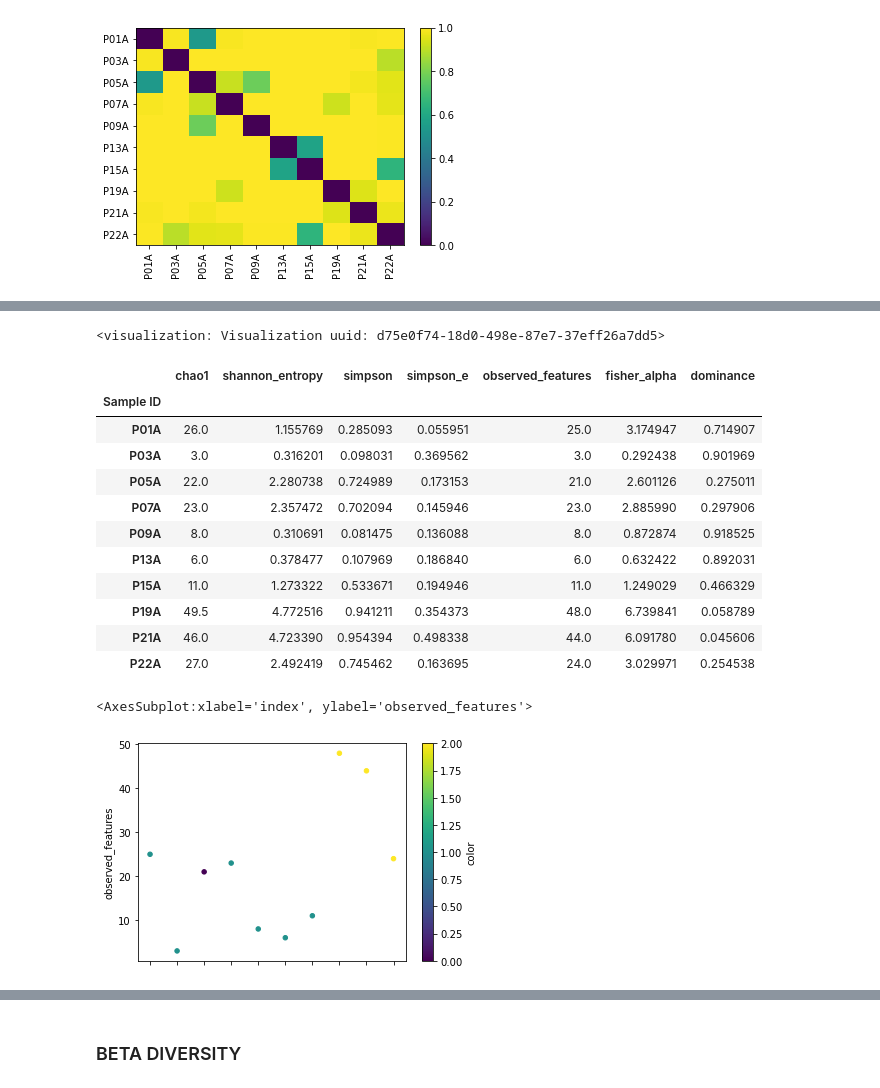
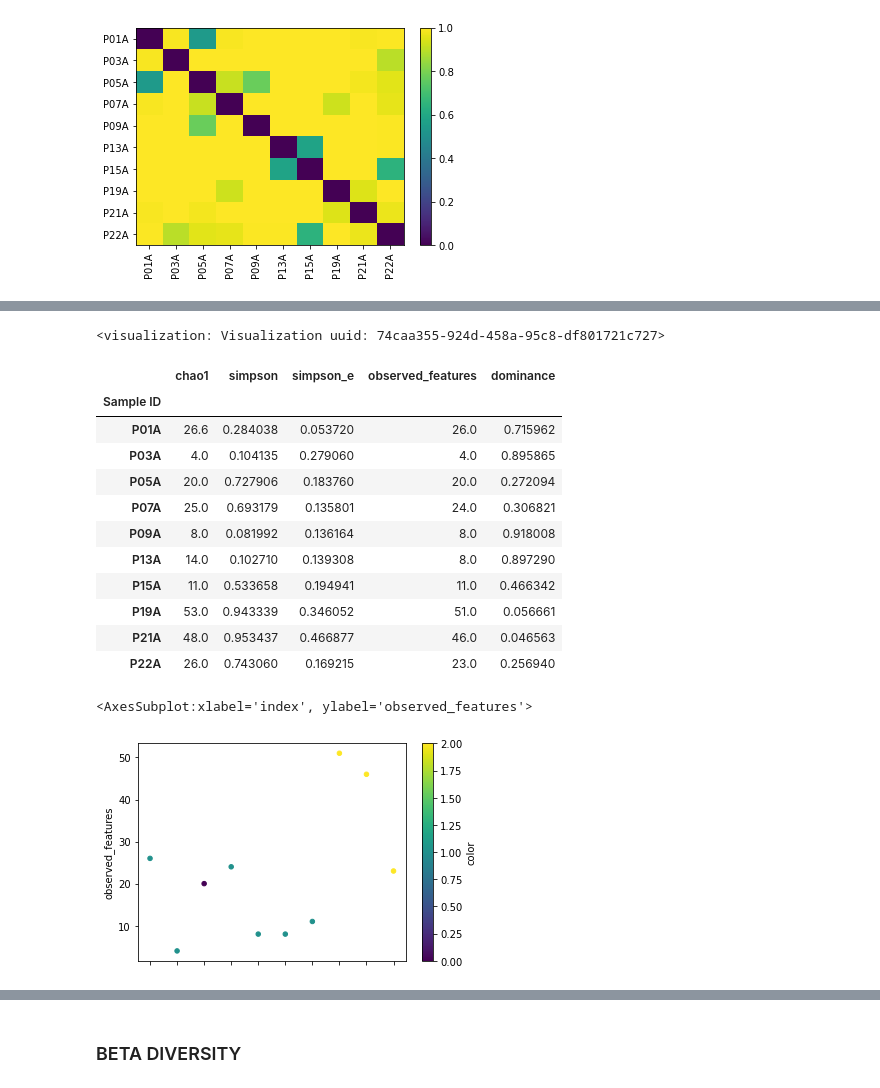
Before and after one commit to nezapajek/proteus-skin-microbiome, a Jupyter notebook: fungi/03_alpha-beta-diversity.ipynb, the cells around one changed output, grey strips where cells are left out. Cells and saved outputs as stored; diff of their text form; code cells hidden in the pictures.

```diff
--- a/fungi/03_alpha-beta-diversity.ipynb
+++ b/fungi/03_alpha-beta-diversity.ipynb
@@ -134,6 +147,6 @@ feature_table.visualizers.summarize(
 # %%
 # set sampling_depth based on alpha rarefacation curve
-depth = 8342
+depth = 8341
 action_results = diversity.actions.core_metrics_phylogenetic(
     table = denoisetable_fun,
     phylogeny = rooted_tree,
@@ -187,51 +199,51 @@ action_results.jaccard_emperor
 # %%
 #alpha_rarefaction.visualization.save('./results/alpha_diversity.qzv')
-alpha_rarefaction = q2.Visualization.load('./results/alpha_diversity.qzv')
+alpha_rarefaction = q2.Visualization.load('./results/alpha_diversity_new.qzv')
 # %%
 alpha_rarefaction
 # %% [output]
-<visualization: Visualization uuid: d75e0f74-18d0-498e-87e7-37eff26a7dd5>
+<visualization: Visualization uuid: 74caa355-924d-458a-95c8-df801721c727>
 # %%
-metrics = ['chao1', 'shannon', 'simpson', 'simpson_e', 'observed_features', 'fisher_alpha', 'dominance']
+metrics = ['chao1', 'simpson', 'simpson_e', 'observed_features', 'dominance']
 
 # alpha diversity metrics and significance
 
 # init empty list
 df_list = []
 artifacts = {}
 
 # loop over metrics
 for metric in metrics:
     result = diversity.actions.alpha(
         table = action_results.rarefied_table,
         metric = metric
     )  # save to result
     artifact = result.alpha_diversity  # extract artifact
     artifacts[metric] = artifact
     df_list.append(artifact.view(view_type=q2.Metadata).to_dataframe())  # convert to DF and add to list
 
 df = pd.concat(df_list, axis=1)  # merge list of dataframes, add each DF as new column (instead of new row (default))
 df
 # %% [output]
-|  | chao1 | shannon_entropy | simpson | simpson_e | observed_features | fisher_alpha | dominance |
-| Sample ID |  |  |  |  |  |  |  |
-| P01A | 26.0 | 1.155769 | 0.285093 | 0.055951 | 25.0 | 3.174947 | 0.714907 |
-| P03A | 3.0 | 0.316201 | 0.098031 | 0.369562 | 3.0 | 0.292438 | 0.901969 |
-| P05A | 22.0 | 2.280738 | 0.724989 | 0.173153 | 21.0 | 2.601126 | 0.275011 |
-| P07A | 23.0 | 2.357472 | 0.702094 | 0.145946 | 23.0 | 2.885990 | 0.297906 |
-| P09A | 8.0 | 0.310691 | 0.081475 | 0.136088 | 8.0 | 0.872874 | 0.918525 |
-| P13A | 6.0 | 0.378477 | 0.107969 | 0.186840 | 6.0 | 0.632422 | 0.892031 |
-| P15A | 11.0 | 1.273322 | 0.533671 | 0.194946 | 11.0 | 1.249029 | 0.466329 |
-| P19A | 49.5 | 4.772516 | 0.941211 | 0.354373 | 48.0 | 6.739841 | 0.058789 |
-| P21A | 46.0 | 4.723390 | 0.954394 | 0.498338 | 44.0 | 6.091780 | 0.045606 |
-| P22A | 27.0 | 2.492419 | 0.745462 | 0.163695 | 24.0 | 3.029971 | 0.254538 |
+|  | chao1 | simpson | simpson_e | observed_features | dominance |
+| Sample ID |  |  |  |  |  |
+| P01A | 26.6 | 0.284038 | 0.053720 | 26.0 | 0.715962 |
+| P03A | 4.0 | 0.104135 | 0.279060 | 4.0 | 0.895865 |
+| P05A | 20.0 | 0.727906 | 0.183760 | 20.0 | 0.272094 |
+| P07A | 25.0 | 0.693179 | 0.135801 | 24.0 | 0.306821 |
+| P09A | 8.0 | 0.081992 | 0.136164 | 8.0 | 0.918008 |
+| P13A | 14.0 | 0.102710 | 0.139308 | 8.0 | 0.897290 |
+| P15A | 11.0 | 0.533658 | 0.194941 | 11.0 | 0.466342 |
+| P19A | 53.0 | 0.943339 | 0.346052 | 51.0 | 0.056661 |
+| P21A | 48.0 | 0.953437 | 0.466877 | 46.0 | 0.046563 |
+| P22A | 26.0 | 0.743060 | 0.169215 | 23.0 | 0.256940 |
 # %%
 ndf = df.merge(sample_metadata.to_dataframe(), left_index=True, right_index=True)
 ndf["color"] = ndf.groupby("population").ngroup()
 ndf.reset_index().plot.scatter("index", "observed_features", c="color", cmap=plt.cm.viridis)
 # %% [output]
 <AxesSubplot:xlabel='index', ylabel='observed_features'>
-[figure, old version]
+[figure, new version]
 # %%
 col = 'observed_features'
 meta_cols = ['year', 'population']
```
Also changed, not shown: parts of 19 cells of this notebook, 1 other file.
